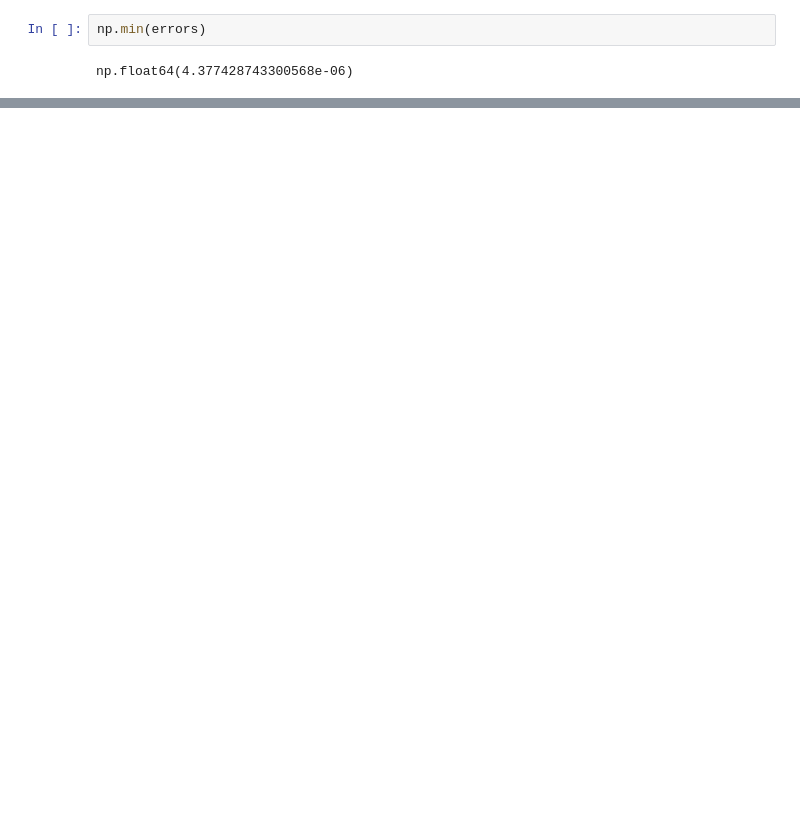
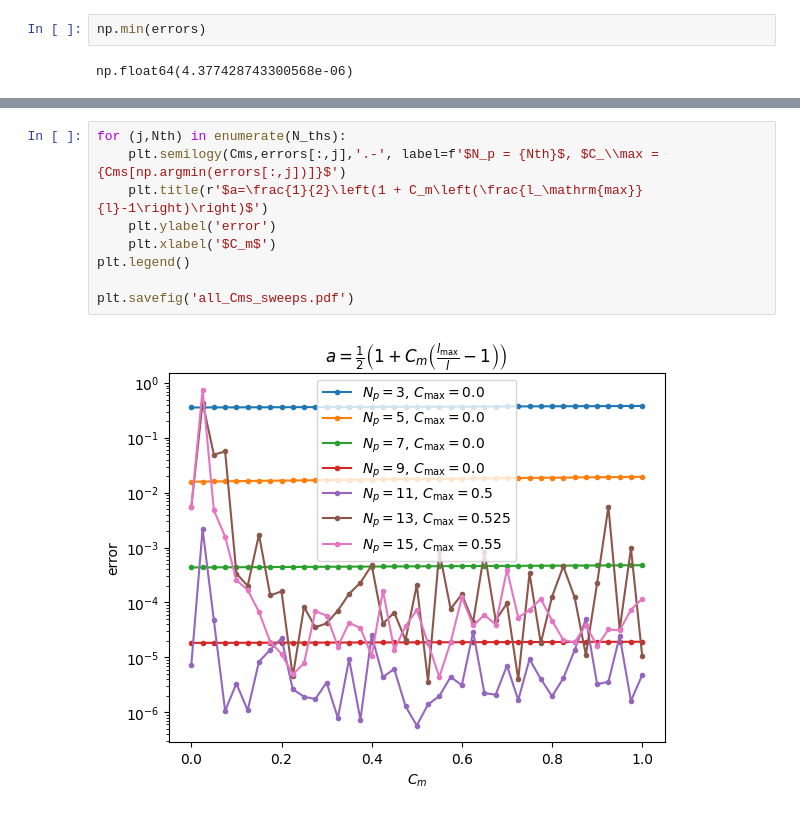
Before and after one commit to MPenaR/UWVFTrefftz, a Jupyter notebook: src/sandbox.ipynb, the cells around one changed output, grey strips where cells are left out. Drawn from its saved outputs; the diff is of its cells as text; blank space fills up the shorter version.

```diff
--- a/src/sandbox.ipynb
+++ b/src/sandbox.ipynb
@@ -396,0 +479,11 @@ np.float64(4.377428743300568e-06)
+# %%
+for (j,Nth) in enumerate(N_ths):
+    plt.semilogy(Cms,errors[:,j],'.-', label=f'$N_p = {Nth}$, $C_\\max = {Cms[np.argmin(errors[:,j])]}$')
+    plt.title(r'$a=\frac{1}{2}\left(1 + C_m\left(\frac{l_\mathrm{max}}{l}-1\right)\right)$')
+    plt.ylabel('error')
+    plt.xlabel('$C_m$')
+plt.legend()
+
+plt.savefig('all_Cms_sweeps.pdf')
+# %% [output]
+[figure, added]
```
Also changed, not shown: parts of 13 cells of this notebook, 5 other files.
